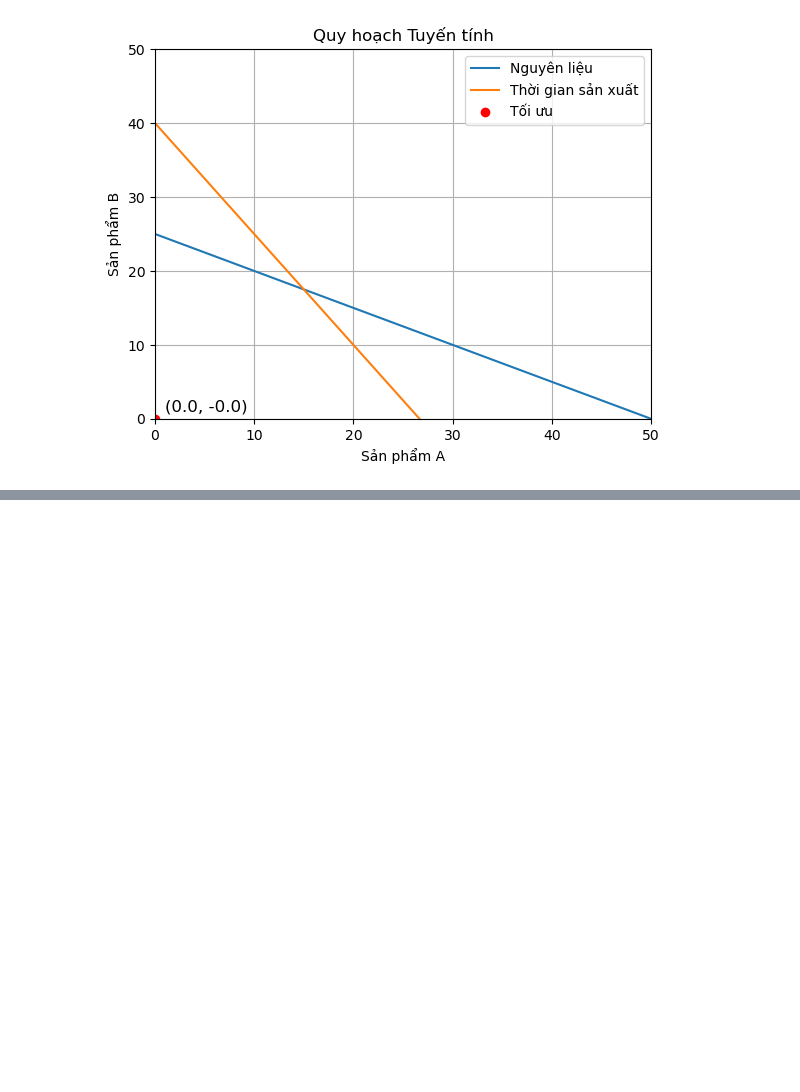
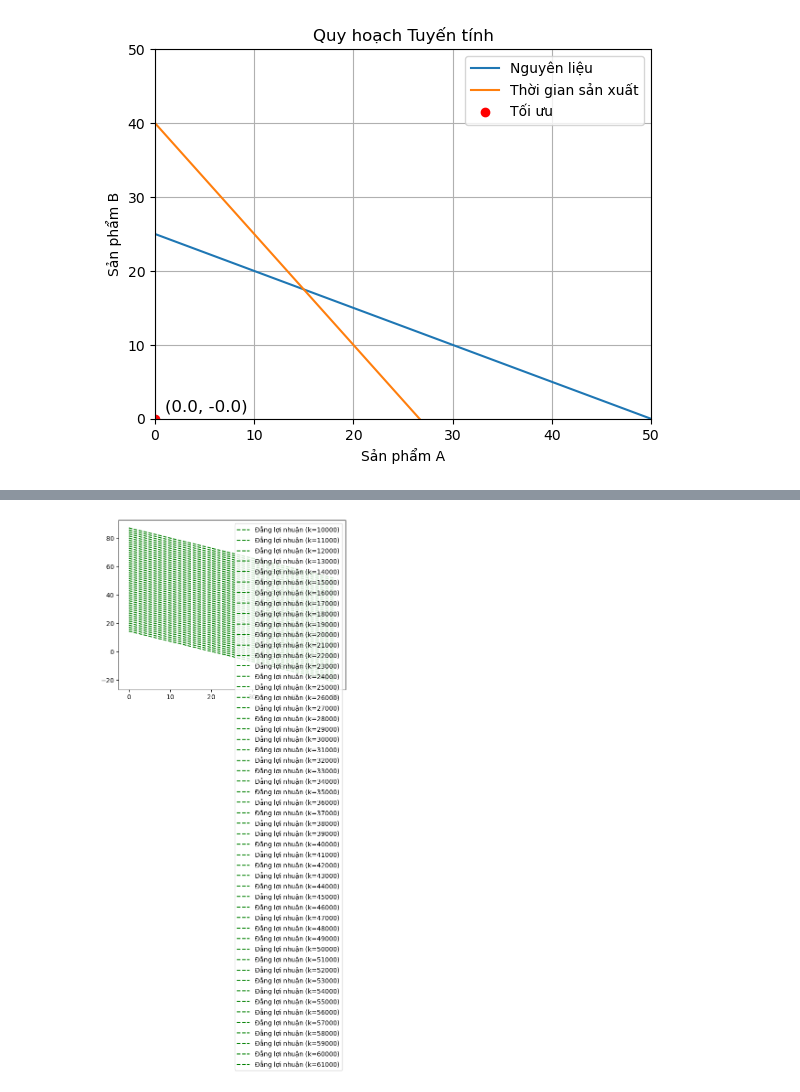
Before and after one commit to khang3004/Optimization_Course, a Jupyter notebook: demo_codes/demo_cvxopt_LinearPrograming.ipynb, the cells around one changed output, grey strips where cells are left out. Cells and saved outputs as stored; diff of their text form; code cells hidden in the pictures; blank space fills up the shorter version.

```diff
--- a/demo_codes/demo_cvxopt_LinearPrograming.ipynb
+++ b/demo_codes/demo_cvxopt_LinearPrograming.ipynb
@@ -77,0 +172,26 @@ plt.show()
+# %%
+# Hàm mục tiêu: z = 500x_1 + 700x_2
+# Đường đẳng lợi nhuận: 500x_1 + 700x_2 = k
+
+# Chọn một giá trị k ban đầu
+k = 10000
+z = k / 700
+y3 = (k - 500*x) / 700
+
+# Vẽ đường đẳng lợi nhuận
+plt.plot(x, y3, label=f'Đẳng lợi nhuận (k={k})', linestyle='--', color='green')
+
+# Di chuyển đường đẳng lợi nhuận đến giá trị tối ưu
+while True:
+    if max(y3) < 0 or min(y3) > 50:
+        break
+    k += 1000
+    z = k / 700
+    y3 = (k - 500*x) / 700
+    plt.plot(x, y3, label=f'Đẳng lợi nhuận (k={k})', linestyle='--', color='green')
+
+# Hiển thị đồ thị
+plt.legend()
+plt.show()
+# %% [output]
+[figure, added]
```
Also changed, not shown: parts of 5 cells of this notebook, 4 other files.
